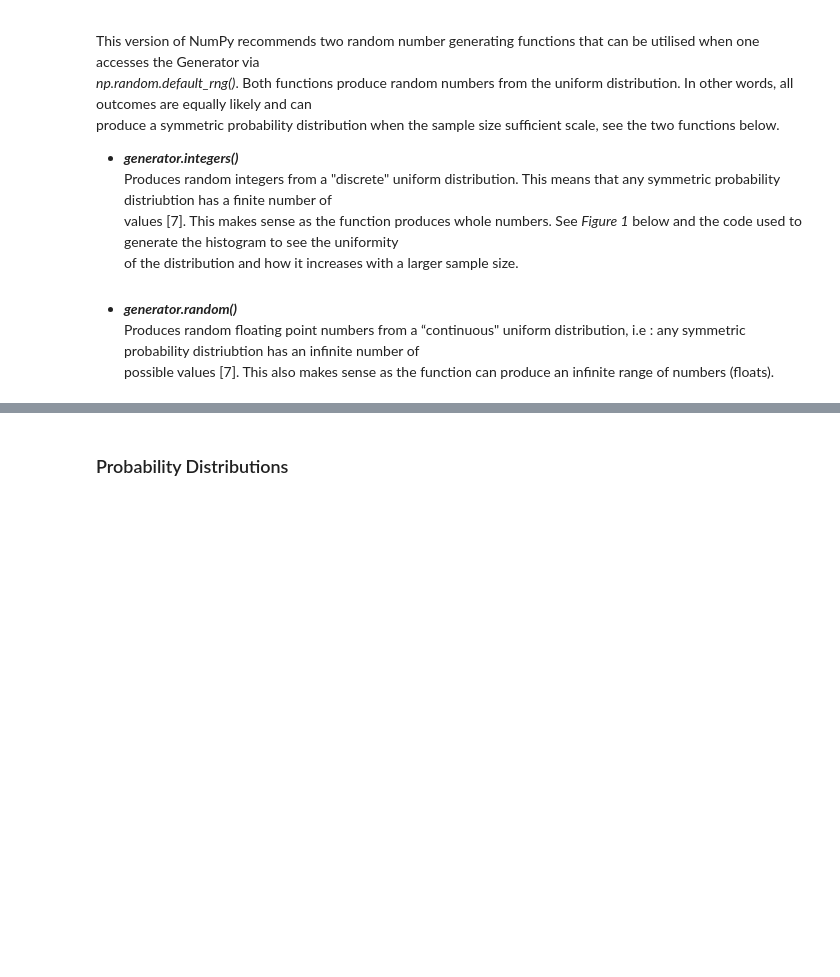
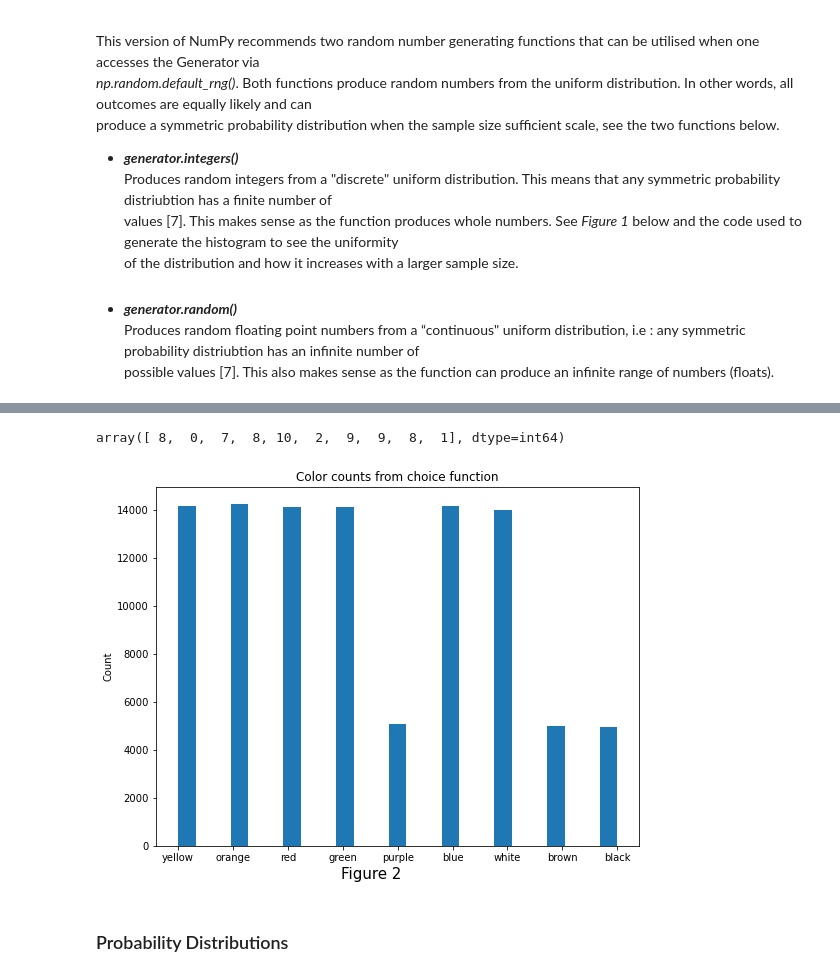
Before and after one commit to CiaranMoran27/numpy.random, a Jupyter notebook: numpy-random.ipynb, the cells around one changed output, grey strips where cells are left out. Saved outputs shown, nothing was run; the diff lists cells and outputs as text; code cells hidden in the pictures; blank space fills up the shorter version.

Commit message:
Updated Simple Random Data Section with Choice Function

```diff
--- a/numpy-random.ipynb
+++ b/numpy-random.ipynb
@@ -118,3 +126,48 @@ plot_hist_twice(small_array, large_array, 'n = 10000', 'n = 10000000', 'Figure 1
+# %%
+# randomly select 10 numbers between 0 - 10
+rand_array = rng.choice(11, size = 10)     # acts like np.arange(n)
+rand_array
+# %% [output]
+array([ 8,  0,  7,  8, 10,  2,  9,  9,  8,  1], dtype=int64)
+# %%
+
+# This cell will explore the choice methods ability to sample from a uniform distribution
+# and its p (probability) parameter
+
+colors = ['blue', 'black', 'green', 'red', 'yellow', 'orange', 'purple', 'brown', 'white']
+selections = []
+selections_weighted = []
+probabilities = []
+
+# append choices from color list to selections list
+for i in range(10000):
+    selection = rng.choice(colors)
+    selections.append(selection)
+
+
+    # make weighted proability list
+for color in colors:
+    if color in ['black', 'brown', 'purple']:
+        probabilities.append(0.05)
+    else:
+        probabilities.append(0.85/6)
+
+    # make choices over large range
+for i in range(100000):
+    selection_weighted = rng.choice(colors, p = probabilities)      # pass weighted probability list to choice()
+    selections_weighted.append(selection_weighted)                  # append choices to weighted list
+
+# plot hisrogram
+plt.figure(figsize = (8, 6))
+plt.hist(selections_weighted, bins = 25)
+plt.figtext(0.5, 0.01, 'Figure 2', wrap = True, horizontalalignment = 'center', fontsize = 15)
+plt.title('Color counts from choice function')
+plt.xticks(colors)
+plt.ylabel('Count')
+plt.tight_layout(pad = 2)
+plt.show()
+# %% [output]
+[figure, added]
 # %% [markdown]
 ### Probability Distributions
 # %% [markdown]
```
Also changed, not shown: parts of 2 cells of this notebook.
